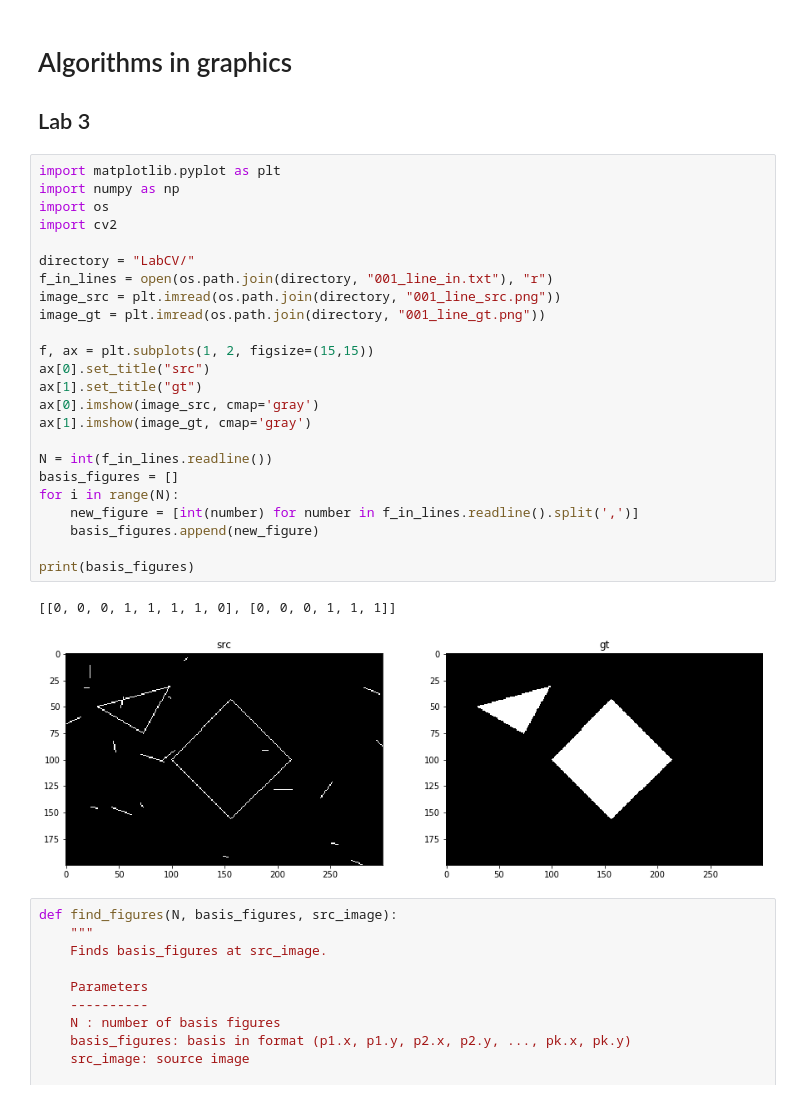
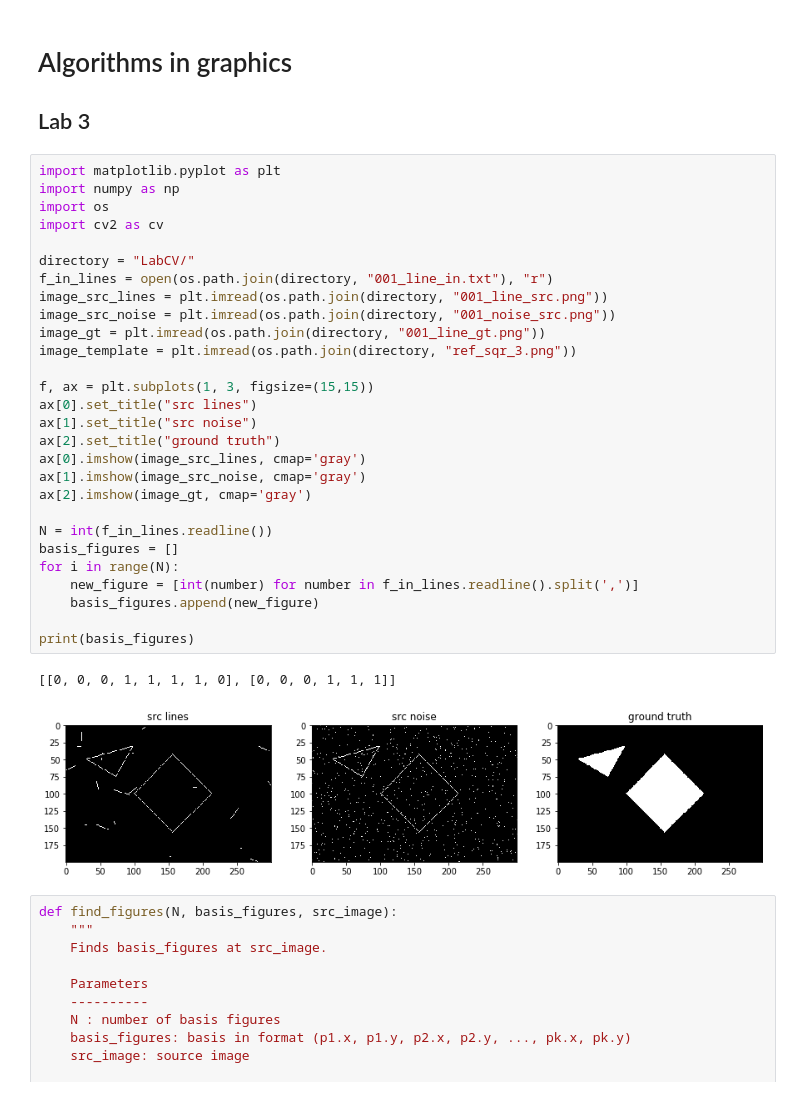
Before and after one commit to Nikitagritsaenko/Figures-detection, a Jupyter notebook: cv.ipynb, the cells around one changed output. Cells and saved outputs as stored; diff of their text form.

```diff
--- a/cv.ipynb
+++ b/cv.ipynb
@@ -4,30 +4,34 @@
 # %%
 import matplotlib.pyplot as plt
 import numpy as np
 import os
-import cv2
+import cv2 as cv
 
 directory = "LabCV/"
 f_in_lines = open(os.path.join(directory, "001_line_in.txt"), "r")
-image_src = plt.imread(os.path.join(directory, "001_line_src.png"))
+image_src_lines = plt.imread(os.path.join(directory, "001_line_src.png"))
+image_src_noise = plt.imread(os.path.join(directory, "001_noise_src.png"))
 image_gt = plt.imread(os.path.join(directory, "001_line_gt.png"))
+image_template = plt.imread(os.path.join(directory, "ref_sqr_3.png"))
 
-f, ax = plt.subplots(1, 2, figsize=(15,15))
-ax[0].set_title("src")
-ax[1].set_title("gt")
-ax[0].imshow(image_src, cmap='gray')
-ax[1].imshow(image_gt, cmap='gray')
+f, ax = plt.subplots(1, 3, figsize=(15,15))
+ax[0].set_title("src lines")
+ax[1].set_title("src noise")
+ax[2].set_title("ground truth")
+ax[0].imshow(image_src_lines, cmap='gray')
+ax[1].imshow(image_src_noise, cmap='gray')
+ax[2].imshow(image_gt, cmap='gray')
 
 N = int(f_in_lines.readline())
 basis_figures = []
 for i in range(N):
     new_figure = [int(number) for number in f_in_lines.readline().split(',')]
     basis_figures.append(new_figure)
 
 print(basis_figures)
 # %% [output]
 [[0, 0, 0, 1, 1, 1, 1, 0], [0, 0, 0, 1, 1, 1]]
-[figure, old version]
+[figure, new version]
 # %%
 def find_figures(N, basis_figures, src_image):
     """
```
Also changed, not shown: parts of 4 cells of this notebook, 4 other files.
